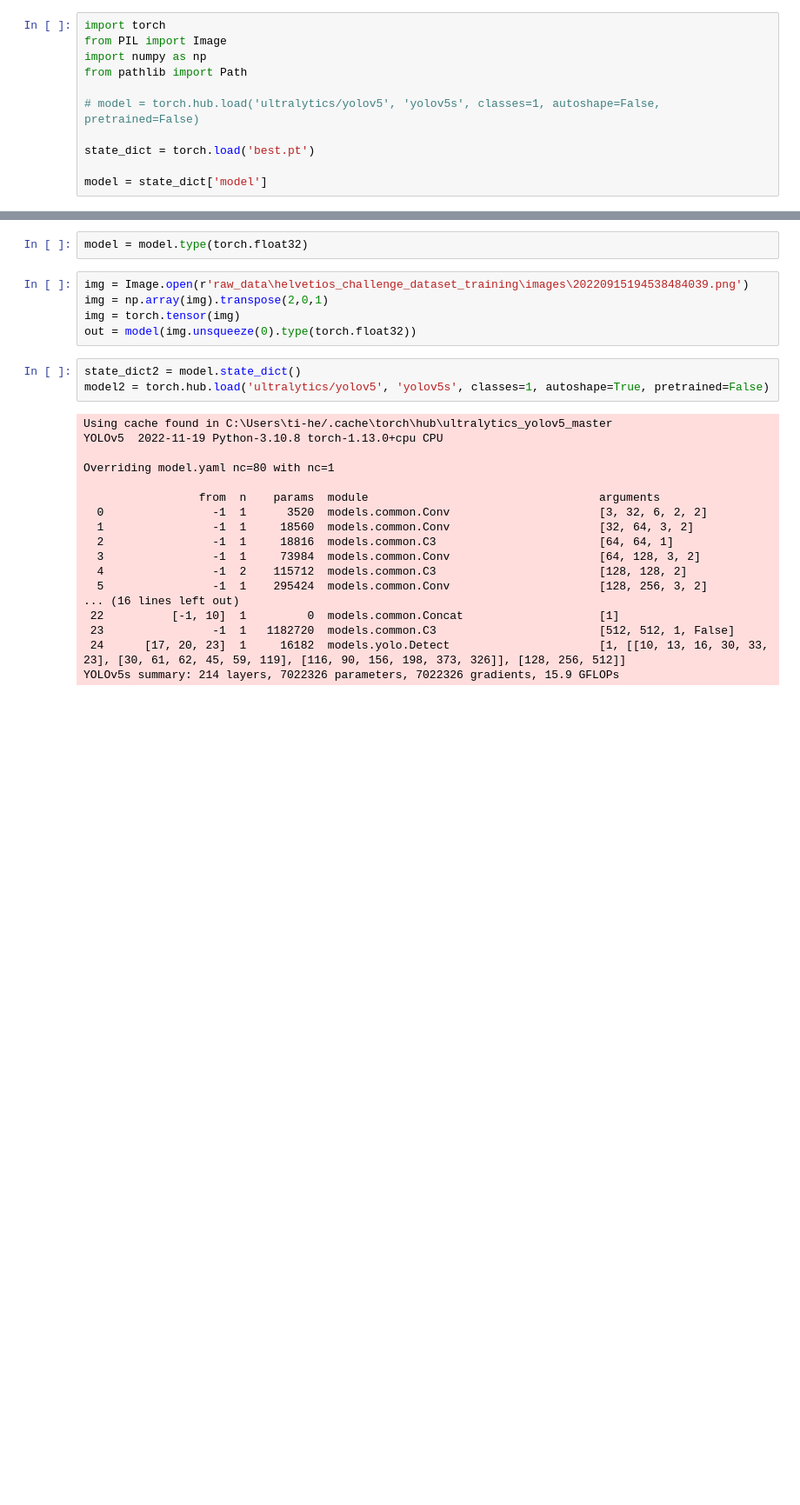
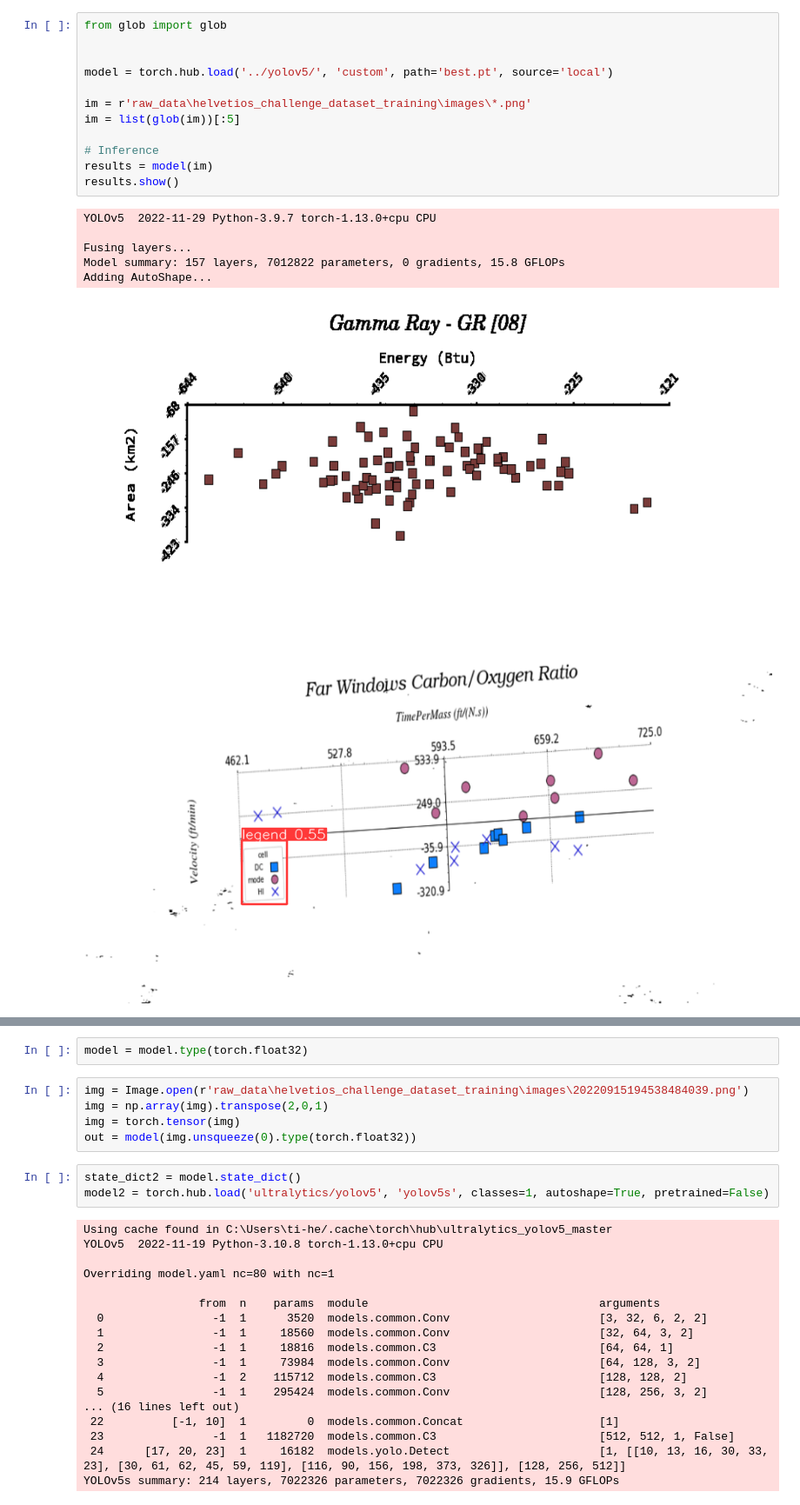
Before and after one commit to REDA-solutions/PlotLegendDetectionCV, a Jupyter notebook: yolov5_model.ipynb, the cells around one changed output, grey strips where cells are left out. Shown at 87% size. Cells and saved outputs as stored; diff of their text form; blank space fills up the shorter version.

Commit message:
model can now be applied!

```diff
--- a/yolov5_model.ipynb
+++ b/yolov5_model.ipynb
@@ -1,11 +1,20 @@
-# %%
-import torch
-from PIL import Image
-import numpy as np
-from pathlib import Path
-
-# model = torch.hub.load('ultralytics/yolov5', 'yolov5s', classes=1, autoshape=False, pretrained=False)
-
-state_dict = torch.load('best.pt')
-
-model = state_dict['model']
+# %%
+from glob import glob
+
+
+model = torch.hub.load('../yolov5/', 'custom', path='best.pt', source='local')
+
+im = r'raw_data\helvetios_challenge_dataset_training\images\*.png'
+im = list(glob(im))[:5]
+
+# Inference
+results = model(im)
+results.show()
+# %% [output]
+YOLOv5  2022-11-29 Python-3.9.7 torch-1.13.0+cpu CPU
+
+Fusing layers...
+Model summary: 157 layers, 7012822 parameters, 0 gradients, 15.8 GFLOPs
+Adding AutoShape...
+[figure, added]
+[figure, added]
```
Also changed, not shown: parts of 4 cells of this notebook.
